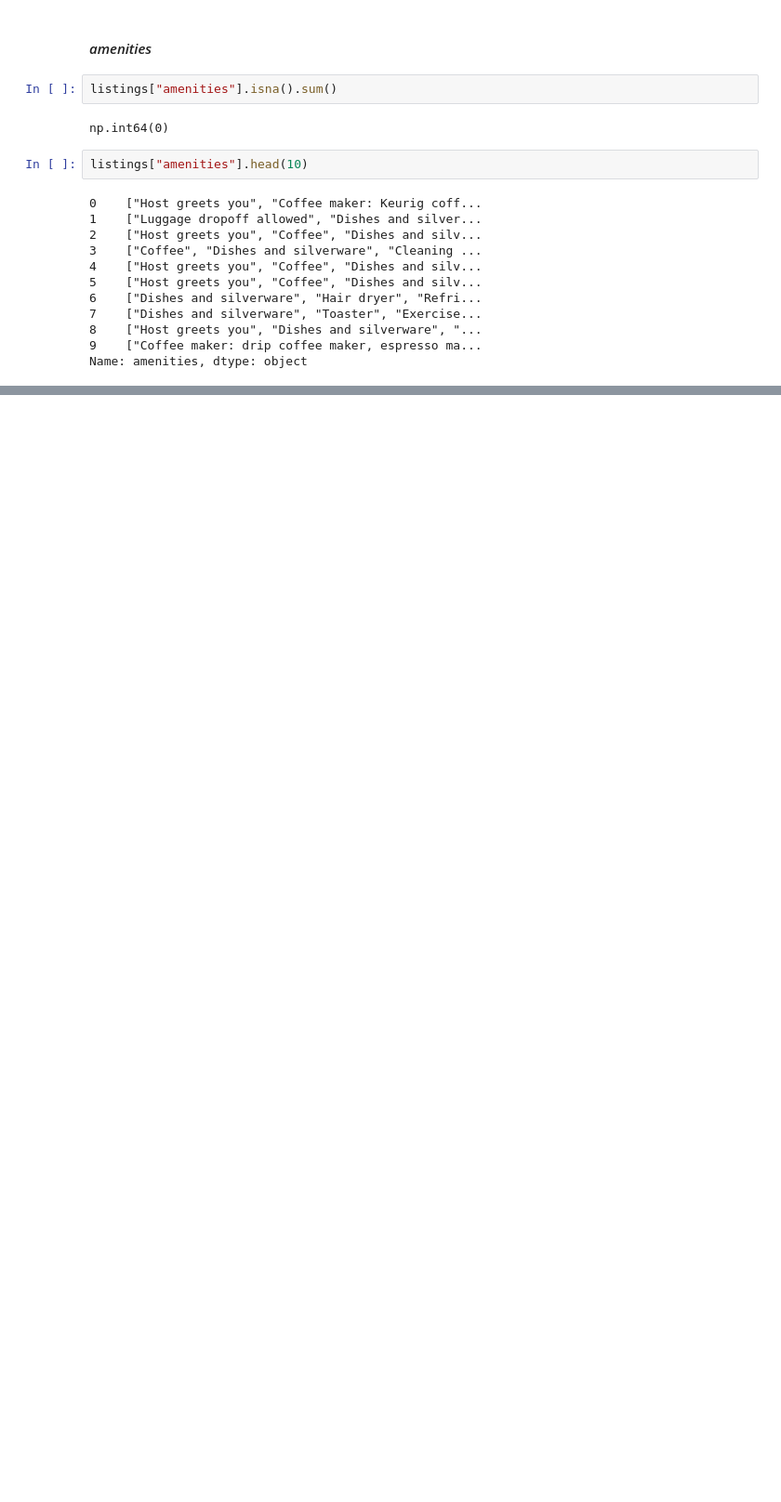
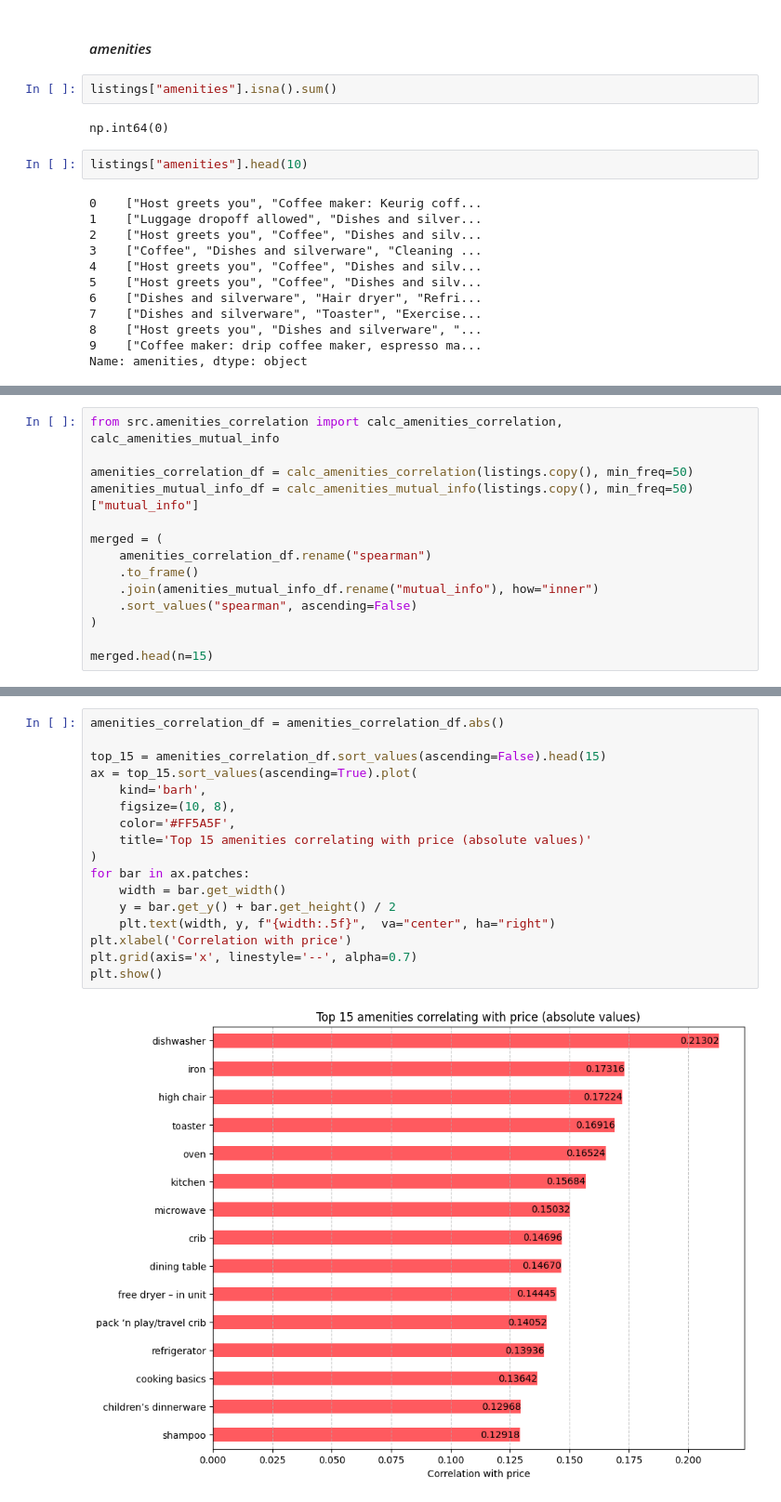
Before and after one commit to susek555/IUM, a Jupyter notebook: notebooks/preprocessing_01.ipynb, the cells around one changed output, grey strips where cells are left out. Shown at 93% size. Drawn from its saved outputs; the diff is of its cells as text; blank space fills up the shorter version.

```diff
--- a/notebooks/preprocessing_01.ipynb
+++ b/notebooks/preprocessing_01.ipynb
@@ -335,0 +247,14 @@ Name: count, dtype: int64
+# %%
+from src.amenities_correlation import calc_amenities_correlation, calc_amenities_mutual_info
+
+amenities_correlation_df = calc_amenities_correlation(listings.copy(), min_freq=50)
+amenities_mutual_info_df = calc_amenities_mutual_info(listings.copy(), min_freq=50)["mutual_info"]
+
+merged = (
+    amenities_correlation_df.rename("spearman")
+    .to_frame()
+    .join(amenities_mutual_info_df.rename("mutual_info"), how="inner")
+    .sort_values("spearman", ascending=False)
+)
+
+merged.head(n=15)
@@ -335,0 +278,19 @@ Name: count, dtype: int64
+# %%
+amenities_correlation_df = amenities_correlation_df.abs()
+
+top_15 = amenities_correlation_df.sort_values(ascending=False).head(15)
+ax = top_15.sort_values(ascending=True).plot(
+    kind='barh',
+    figsize=(10, 8),
+    color='#FF5A5F',
+    title='Top 15 amenities correlating with price (absolute values)'
+)
+for bar in ax.patches:
+    width = bar.get_width()
+    y = bar.get_y() + bar.get_height() / 2
+    plt.text(width, y, f"{width:.5f}",  va="center", ha="right")
+plt.xlabel('Correlation with price')
+plt.grid(axis='x', linestyle='--', alpha=0.7)
+plt.show()
+# %% [output]
+[figure, added]
```
Also changed, not shown: parts of 55 cells of this notebook, 5 other files.
